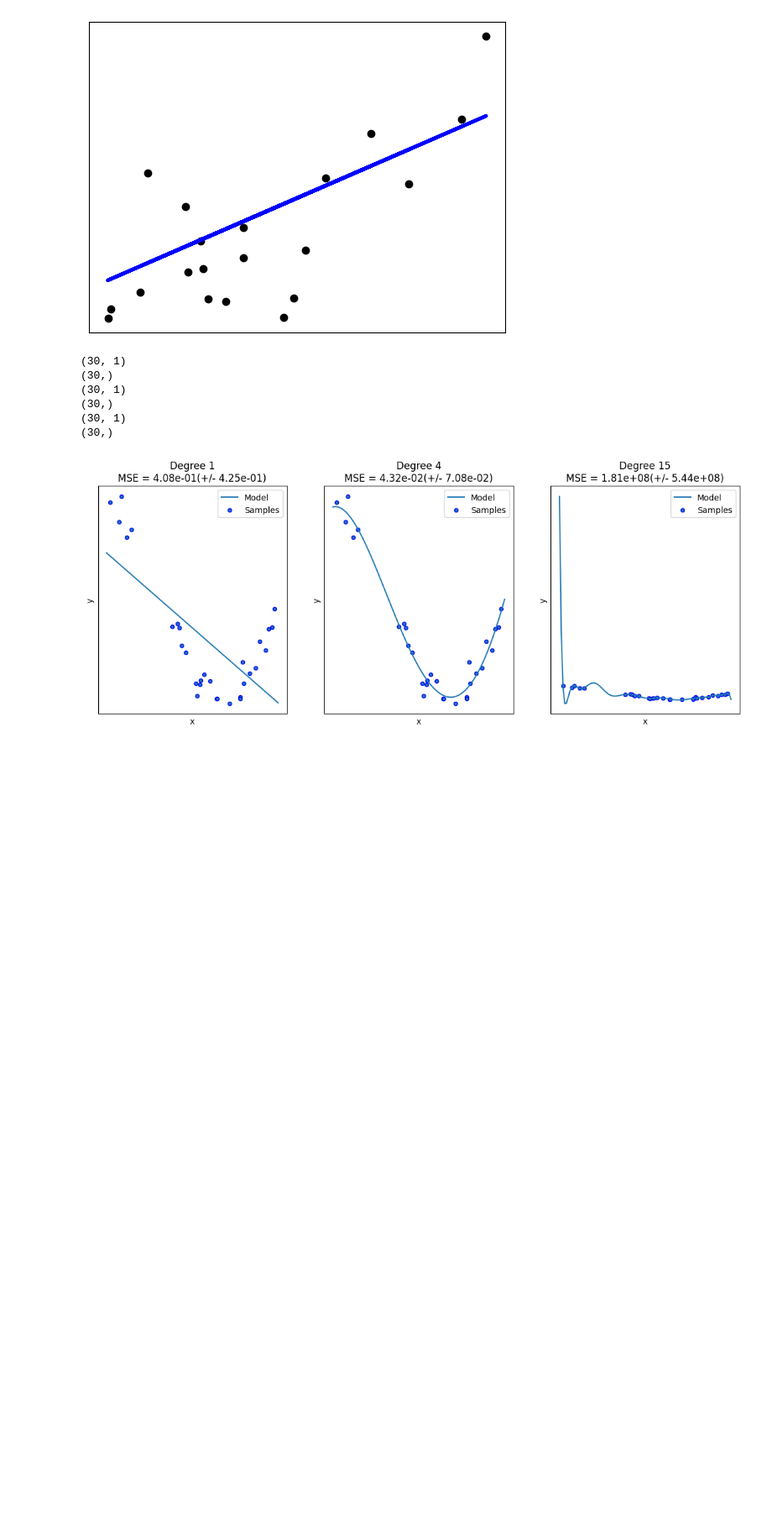
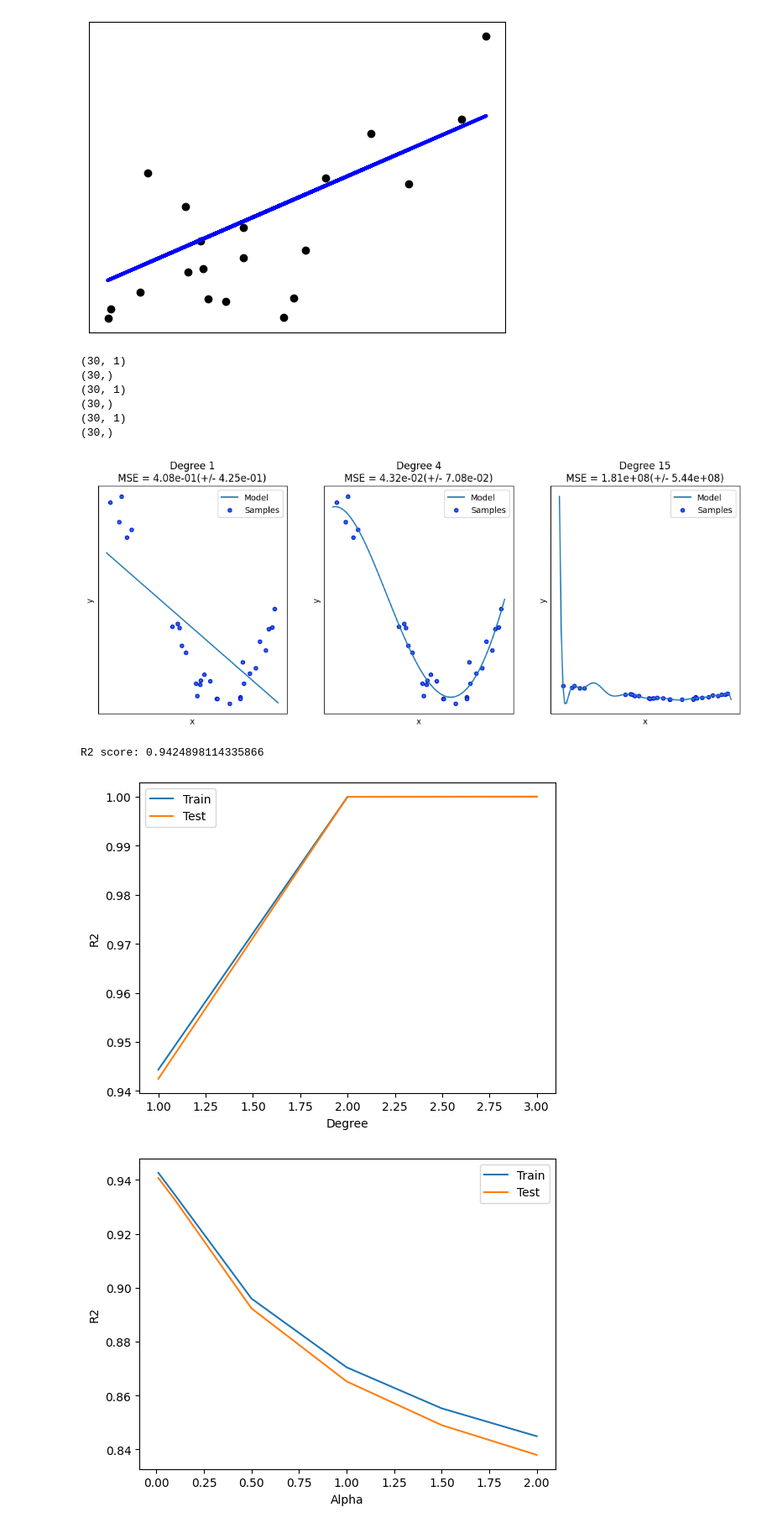
Before and after one commit to radik-alt/Ml_labs_ulstu, a Jupyter notebook: testml.ipynb, the cells around one changed output. Shown at 84% size. Cells and saved outputs as stored; diff of their text form; code cells hidden in the pictures; blank space fills up the shorter version.

```diff
--- a/testml.ipynb
+++ b/testml.ipynb
@@ -243,3 +243,68 @@ plt.show()
 (30, 1)
 (30,)
 [figure]
+# %%
+import pandas as pd
+from sklearn.model_selection import train_test_split
+from sklearn.linear_model import LinearRegression, Ridge
+from sklearn.metrics import r2_score
+from sklearn.preprocessing import PolynomialFeatures
+import matplotlib.pyplot as plt
+import numpy as np
+
+# Подгрузка данных
+data_file = r'data.txt'
+
+data_df = pd.read_csv(data_file, delim_whitespace=True)
+
+X = data_df.iloc[:, :-1]
+y = data_df.iloc[:, -1]
+
+# Разделение на тренировку и тест
+X_train, X_test, y_train, y_test = train_test_split(X, y, test_size=0.2, random_state=50)
+
+# Линейная регрессия
+lr = LinearRegression()
+lr.fit(X_train, y_train)
+
+# Подсчёт r2
+y_pred = lr.predict(X_test)
+print(f"R2 score: {r2_score(y_test, y_pred)}")
+
+# Полиномиальное распределение
+degrees = range (1, 4)
+train_errors, test_errors = [], []
+for degree in degrees:
+    poly = PolynomialFeatures(degree=degree)
+    X_poly = poly.fit_transform(X_train)
+    lr_poly = LinearRegression()
+    lr_poly.fit(X_poly, y_train)
+    train_errors.append(r2_score(y_train, lr_poly.predict(poly.transform(X_train))))
+    test_errors.append(r2_score(y_test, lr_poly.predict(poly.transform(X_test))))
+
+plt.plot(degrees, train_errors, label='Train')
+plt.plot(degrees, test_errors, label='Test')
+plt.xlabel('Degree')
+plt.ylabel('R2')
+plt.legend()
+plt.show()
+
+# Регуляризация
+alphas = (0.01, 0.1, 0.5, 1, 1.5, 2)
+train_errors, test_errors = [], []
+for alpha in alphas:
+    ridge = Ridge(alpha=alpha)
+    ridge.fit(X_train, y_train)
+    train_errors.append(r2_score(y_train, ridge.predict(X_train)))
+    test_errors.append(r2_score(y_test, ridge.predict(X_test)))
+
+plt.plot(alphas, train_errors, label='Train')
+plt.plot(alphas, test_errors, label='Test')
+plt.xlabel('Alpha')
+plt.ylabel('R2')
+plt.legend()
+plt.show()
+# %% [output]
+R2 score: 0.9424898114335866
+[figure, added]
+[figure, added]
```
Also changed, not shown: 10 other files.
